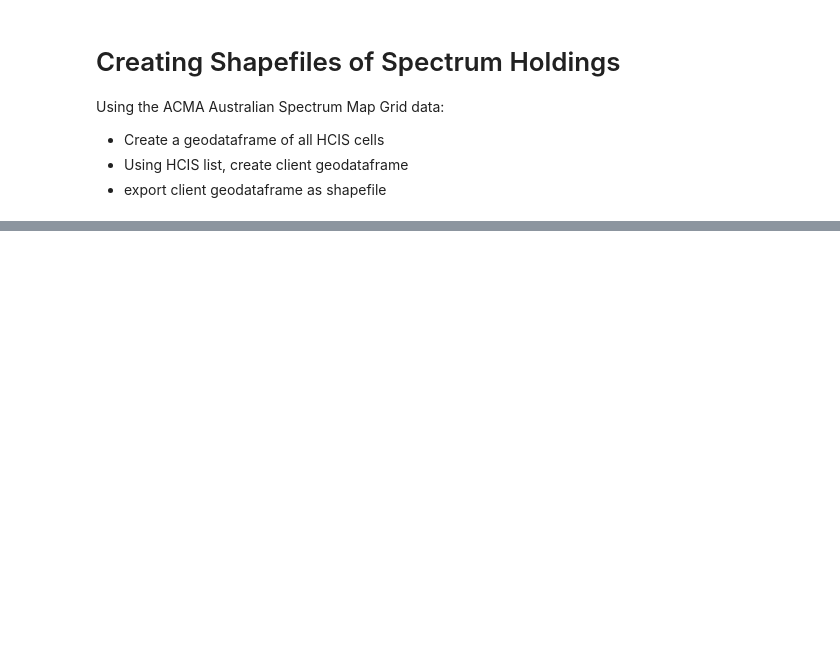
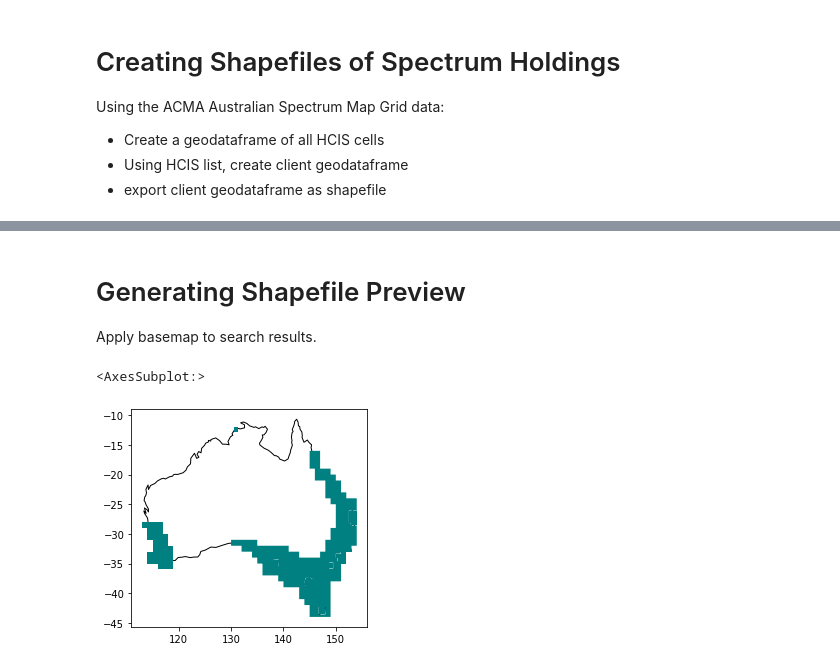
Before and after one commit to navnith-reddy/SpectrumNavigator, a Jupyter notebook: specNav.ipynb, the cells around one changed output, grey strips where cells are left out. Drawn from its saved outputs; the diff is of its cells as text; code cells hidden in the pictures; blank space fills up the shorter version.

Commit message:
compiled geodataframe, added results preview

```diff
--- a/specNav.ipynb
+++ b/specNav.ipynb
@@ -224,0 +237,22 @@ import geopandas as gpd
+# %%
+import geopandas as gpd
+
+# build ASMG
+l1 = gpd.read_file("ASMG/ASMG_2012_GDA94_L1.shp")
+l1.rename(columns={'HCI_Level1':'HCIS_ID'}, inplace=True)
+l1.drop(columns=['HCI_Level2', 'HCI_Level3', 'HCI_Level4'], inplace=True)
+
+l2 = gpd.read_file("ASMG/ASMG_2012_GDA94_L2.shp")
+l2.rename(columns={'HCI_Level2':'HCIS_ID'}, inplace=True)
+l2.drop(columns=['HCI_Level3', 'HCI_Level4'], inplace=True)
+
+l3 = gpd.read_file("ASMG/ASMG_2012_GDA94_L3.shp")
+l3.rename(columns={'HCI_Level3':'HCIS_ID'}, inplace=True)
+l3.drop(columns=['HCI_Level4'], inplace=True)
+
+l4 = gpd.read_file("ASMG/ASMG_2012_GDA94_L4.shp")
+l4.rename(columns={'HCI_Level4':'HCIS_ID'}, inplace=True)
+
+asmg = pd.concat([l1, l2, l3, l4])
+asmg.reset_index(inplace=True)
+asmg
@@ -224,0 +273,14 @@ import geopandas as gpd
+# %%
+hcis = []
+
+for cells in clientData['AREA_DESCRIPTION']:
+    cells = pd.Series(list(cells.split(', ')))
+    clientArea = asmg[asmg['HCIS_ID'].isin(cells)]
+    clientArea.reset_index(inplace=True)
+    poly = clientArea['geometry']
+    hcis.append(poly.unary_union)
+
+hcis = gpd.GeoSeries(hcis, crs='EPSG:4283')
+clientData['geometry'] = hcis
+shp = gpd.GeoDataFrame(clientData)
+shp
@@ -224,0 +305,13 @@ import geopandas as gpd
+# %% [markdown]
+# Generating Shapefile Preview
+
+Apply basemap to search results.
+# %%
+import contextily as cx
+
+world = gpd.read_file(gpd.datasets.get_path('naturalearth_lowres'))
+ax = world[world.name == 'Australia'].plot(color='white', edgecolor='black')
+shp.plot(ax=ax, color='teal')
+# %% [output]
+<AxesSubplot:>
+[figure, added]
```
Also changed, not shown: parts of 4 cells of this notebook, 1 other file.
